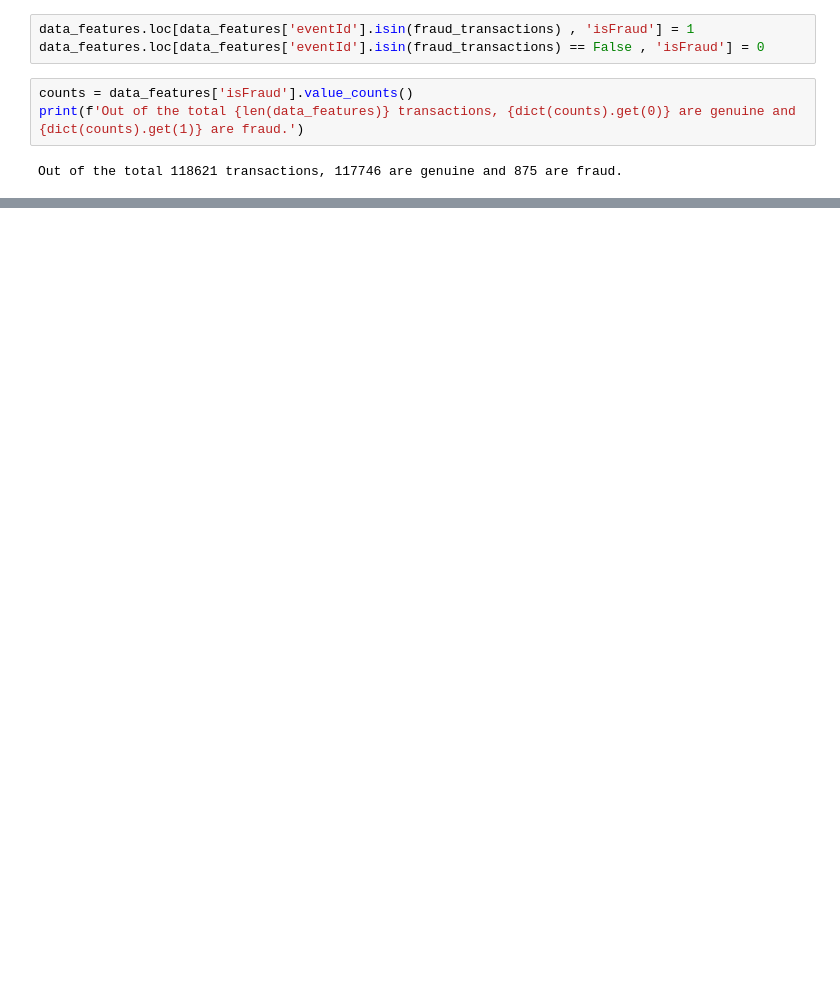
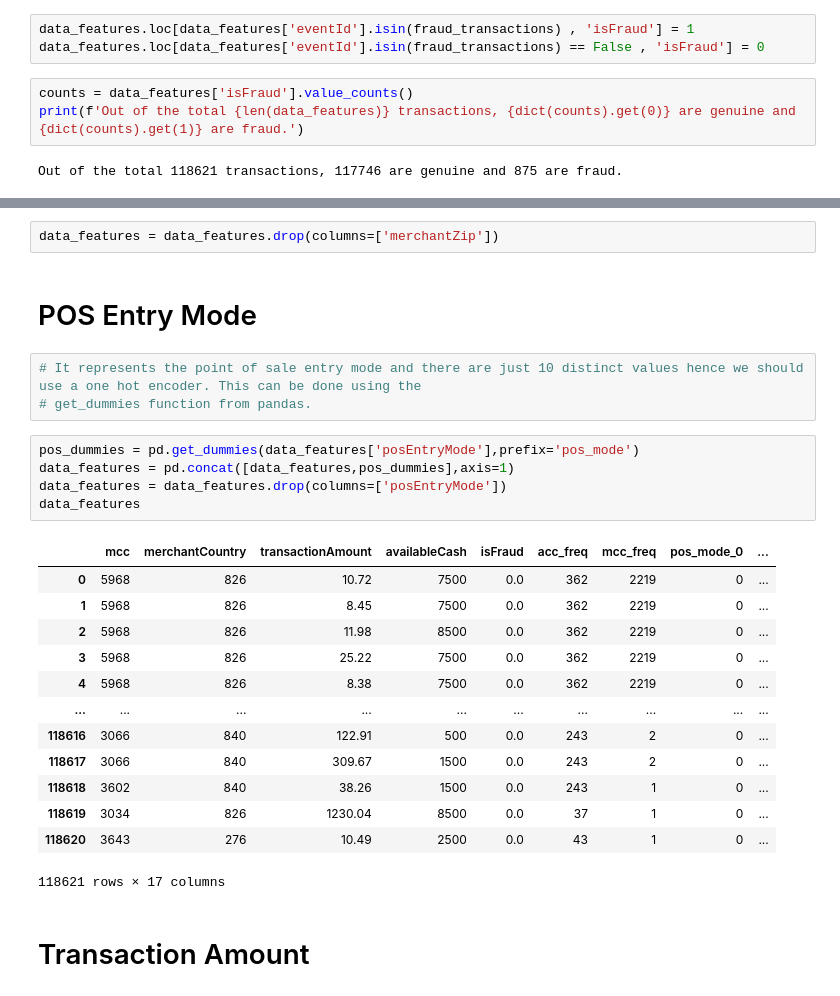
Before and after one commit to yash-td/Fraud-Detection, a Jupyter notebook: fraud-detection.ipynb, the cells around one changed output, grey strips where cells are left out. Saved outputs shown, nothing was run; the diff lists cells and outputs as text; blank space fills up the shorter version.

```diff
--- a/fraud-detection.ipynb
+++ b/fraud-detection.ipynb
@@ -57,0 +204,28 @@ dtype: int64
+# %%
+data_features = data_features.drop(columns=['merchantZip'])
+# %% [markdown]
+# POS Entry Mode
+# %%
+# It represents the point of sale entry mode and there are just 10 distinct values hence we should use a one hot encoder. This can be done using the
+# get_dummies function from pandas.
+# %%
+pos_dummies = pd.get_dummies(data_features['posEntryMode'],prefix='pos_mode')
+data_features = pd.concat([data_features,pos_dummies],axis=1)
+data_features = data_features.drop(columns=['posEntryMode'])
+data_features
+# %% [output]
+|  | mcc | merchantCountry | transactionAmount | availableCash | isFraud | acc_freq | mcc_freq | pos_mode_0 | ... |
+| 0 | 5968 | 826 | 10.72 | 7500 | 0.0 | 362 | 2219 | 0 | ... |
+| 1 | 5968 | 826 | 8.45 | 7500 | 0.0 | 362 | 2219 | 0 | ... |
+| 2 | 5968 | 826 | 11.98 | 8500 | 0.0 | 362 | 2219 | 0 | ... |
+| 3 | 5968 | 826 | 25.22 | 7500 | 0.0 | 362 | 2219 | 0 | ... |
+| 4 | 5968 | 826 | 8.38 | 7500 | 0.0 | 362 | 2219 | 0 | ... |
+| ... | ... | ... | ... | ... | ... | ... | ... | ... | ... |
+| 118616 | 3066 | 840 | 122.91 | 500 | 0.0 | 243 | 2 | 0 | ... |
+| 118617 | 3066 | 840 | 309.67 | 1500 | 0.0 | 243 | 2 | 0 | ... |
+| 118618 | 3602 | 840 | 38.26 | 1500 | 0.0 | 243 | 1 | 0 | ... |
+| 118619 | 3034 | 826 | 1230.04 | 8500 | 0.0 | 37 | 1 | 0 | ... |
+| 118620 | 3643 | 276 | 10.49 | 2500 | 0.0 | 43 | 1 | 0 | ... |
+118621 rows × 17 columns
+# %% [markdown]
+# Transaction Amount
```
Also changed, not shown: parts of 39 cells of this notebook, 1 other file.
